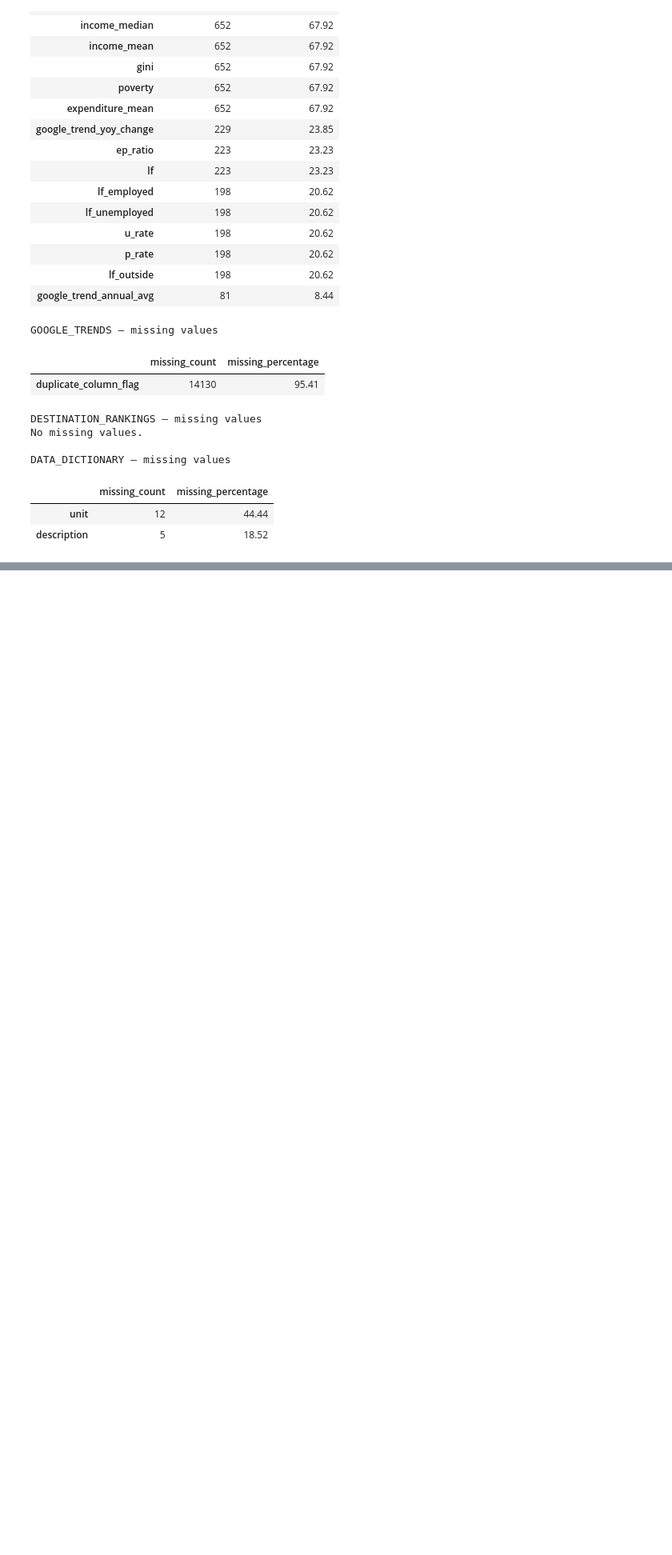
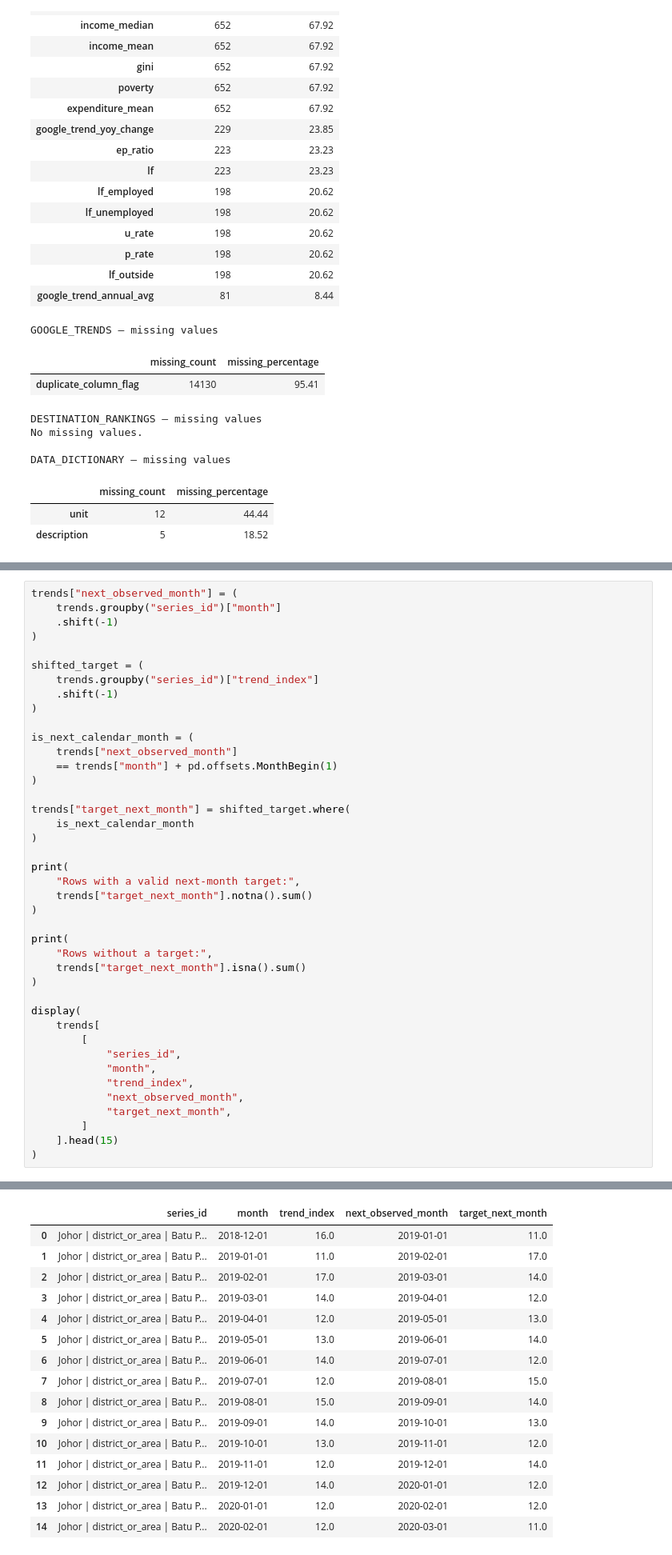
Before and after one commit to Nadsyuhamus/Databladez_Tourism, a Jupyter notebook: 01_data_audit.ipynb, the cells around one changed output, grey strips where cells are left out. Shown at 80% size. Drawn from its saved outputs; the diff is of its cells as text; blank space fills up the shorter version.

Commit message:
Commit: Define and validate monthly forecasting target

```diff
--- a/01_data_audit.ipynb
+++ b/01_data_audit.ipynb
@@ -258,0 +481,42 @@ DATA_DICTIONARY — missing values
+# %%
+trends["next_observed_month"] = (
+    trends.groupby("series_id")["month"]
+    .shift(-1)
+)
+
+shifted_target = (
+    trends.groupby("series_id")["trend_index"]
+    .shift(-1)
+)
+
+is_next_calendar_month = (
+    trends["next_observed_month"]
+    == trends["month"] + pd.offsets.MonthBegin(1)
+)
+
+trends["target_next_month"] = shifted_target.where(
+    is_next_calendar_month
+)
+
+print(
+    "Rows with a valid next-month target:",
+    trends["target_next_month"].notna().sum()
+)
+
+print(
+    "Rows without a target:",
+    trends["target_next_month"].isna().sum()
+)
+
+display(
+    trends[
+        [
+            "series_id",
+            "month",
+            "trend_index",
+            "next_observed_month",
+            "target_next_month",
+        ]
+    ].head(15)
+)
+# %% [output]
@@ -258,0 +525,16 @@ DATA_DICTIONARY — missing values
+|  | series_id | month | trend_index | next_observed_month | target_next_month |
+| 0 | Johor | district_or_area | Batu P... | 2018-12-01 | 16.0 | 2019-01-01 | 11.0 |
+| 1 | Johor | district_or_area | Batu P... | 2019-01-01 | 11.0 | 2019-02-01 | 17.0 |
+| 2 | Johor | district_or_area | Batu P... | 2019-02-01 | 17.0 | 2019-03-01 | 14.0 |
+| 3 | Johor | district_or_area | Batu P... | 2019-03-01 | 14.0 | 2019-04-01 | 12.0 |
+| 4 | Johor | district_or_area | Batu P... | 2019-04-01 | 12.0 | 2019-05-01 | 13.0 |
+| 5 | Johor | district_or_area | Batu P... | 2019-05-01 | 13.0 | 2019-06-01 | 14.0 |
+| 6 | Johor | district_or_area | Batu P... | 2019-06-01 | 14.0 | 2019-07-01 | 12.0 |
+| 7 | Johor | district_or_area | Batu P... | 2019-07-01 | 12.0 | 2019-08-01 | 15.0 |
+| 8 | Johor | district_or_area | Batu P... | 2019-08-01 | 15.0 | 2019-09-01 | 14.0 |
+| 9 | Johor | district_or_area | Batu P... | 2019-09-01 | 14.0 | 2019-10-01 | 13.0 |
+| 10 | Johor | district_or_area | Batu P... | 2019-10-01 | 13.0 | 2019-11-01 | 12.0 |
+| 11 | Johor | district_or_area | Batu P... | 2019-11-01 | 12.0 | 2019-12-01 | 14.0 |
+| 12 | Johor | district_or_area | Batu P... | 2019-12-01 | 14.0 | 2020-01-01 | 12.0 |
+| 13 | Johor | district_or_area | Batu P... | 2020-01-01 | 12.0 | 2020-02-01 | 12.0 |
+| 14 | Johor | district_or_area | Batu P... | 2020-02-01 | 12.0 | 2020-03-01 | 11.0 |
```
Also changed, not shown: parts of 7 cells of this notebook.
